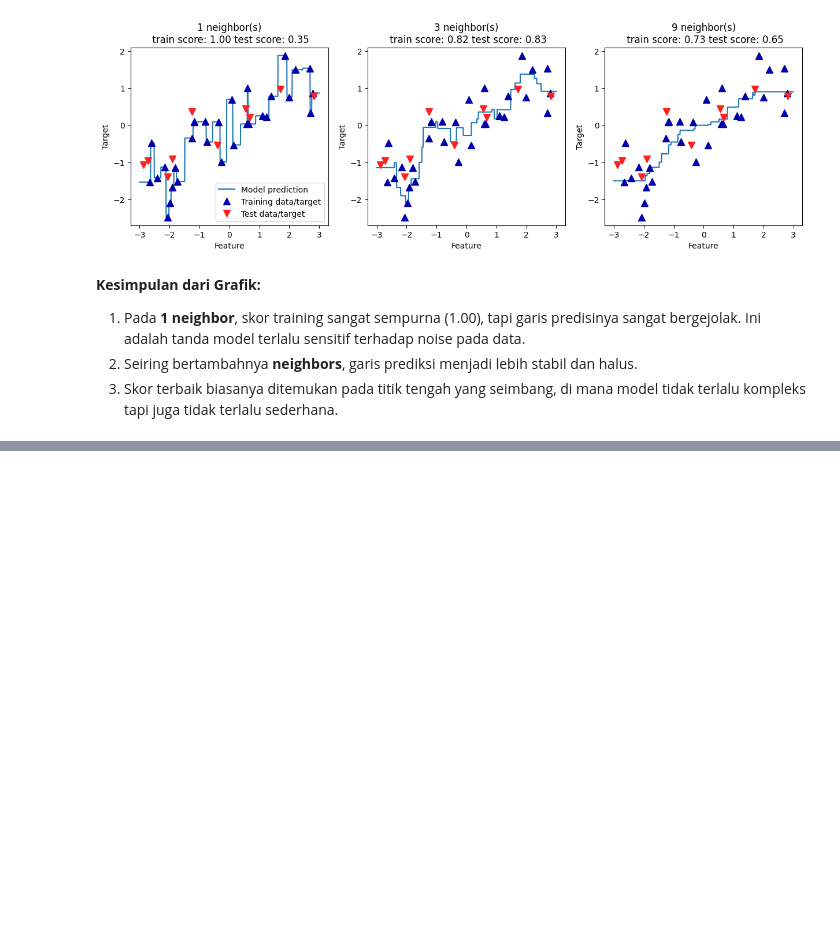
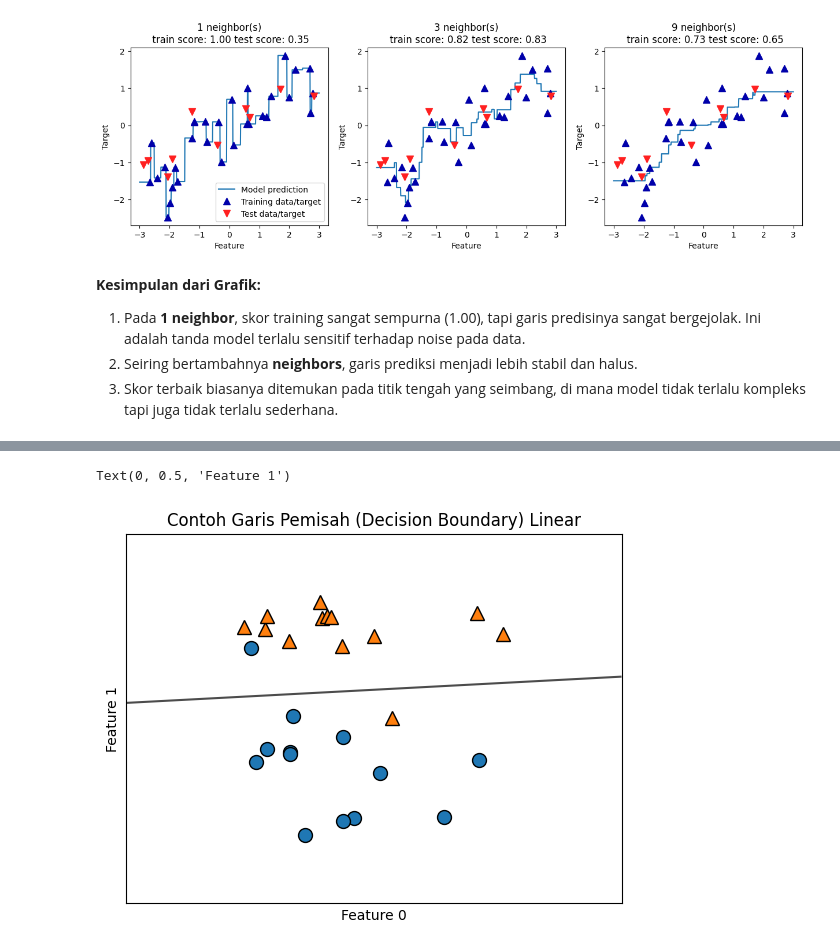
Before and after one commit to Keistkmiya/Introduction-to-Machine-Learning-with-Python, a Jupyter notebook: Chapter_01_Introduction.ipynb, the cells around one changed output, grey strips where cells are left out. Drawn from its saved outputs; the diff is of its cells as text; code cells hidden in the pictures; blank space fills up the shorter version.

```diff
--- a/Chapter_01_Introduction.ipynb
+++ b/Chapter_01_Introduction.ipynb
@@ -220,0 +403,17 @@ axes[0].legend(["Model prediction", "Training data/target", "Test data/target"],
+# %%
+from sklearn.linear_model import LogisticRegression
+from sklearn.svm import LinearSVC
+import mglearn
+import matplotlib.pyplot as plt
+
+X, y = mglearn.datasets.make_forge()
+
+# Visualisasi sederhana garis pemisah linear
+mglearn.plots.plot_2d_separator(LinearSVC().fit(X, y), X, fill=False, alpha=.7)
+mglearn.discrete_scatter(X[:, 0], X[:, 1], y)
+plt.title("Contoh Garis Pemisah (Decision Boundary) Linear")
+plt.xlabel("Feature 0")
+plt.ylabel("Feature 1")
+# %% [output]
+Text(0, 0.5, 'Feature 1')
+[figure, added]
```
Also changed, not shown: parts of 60 cells of this notebook.
